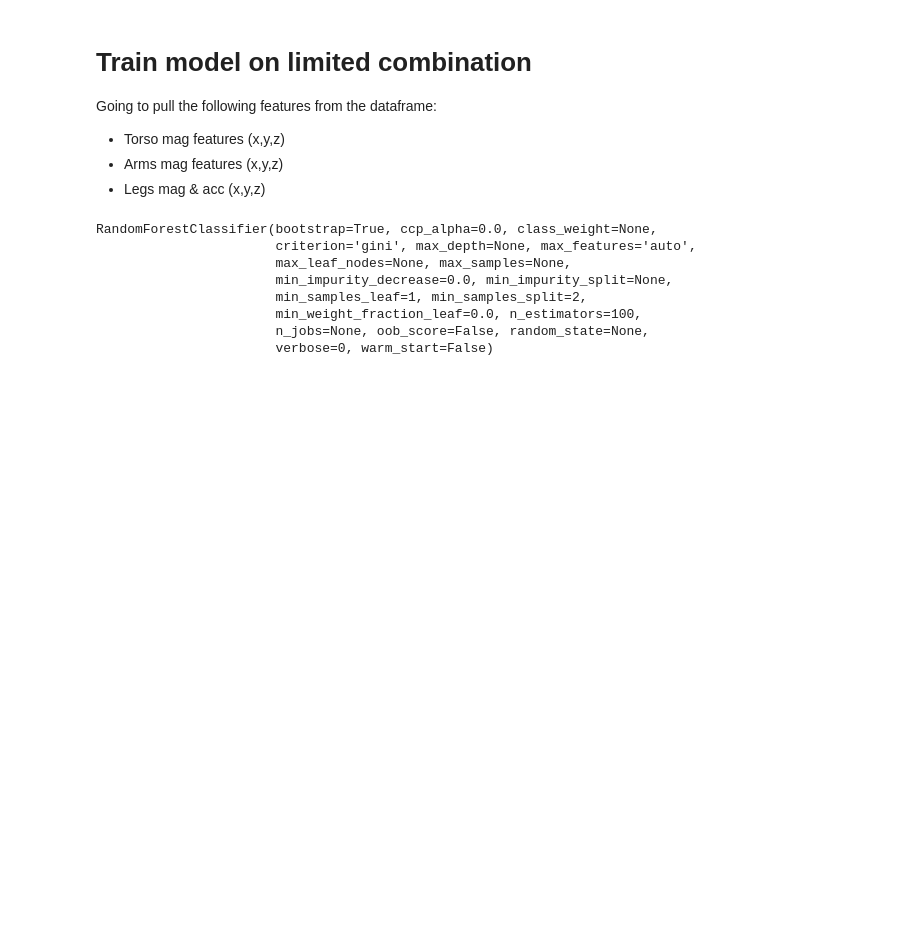
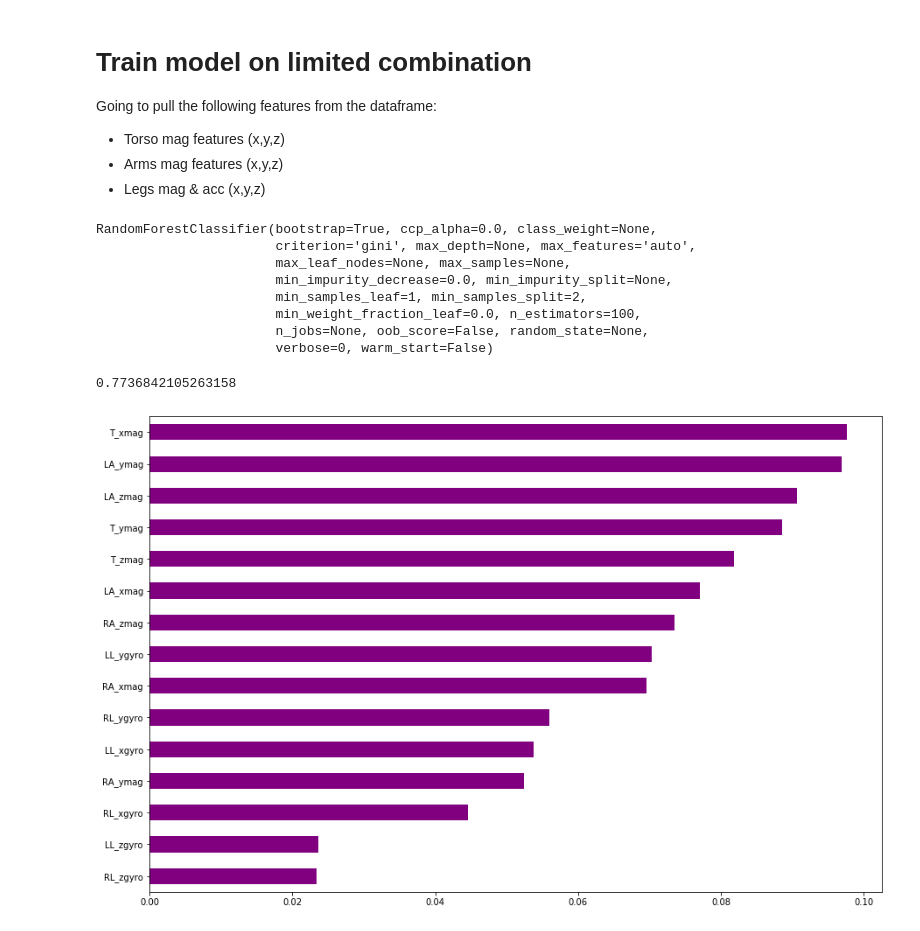
Before and after one commit to egitit/Predicitng_Activities_from_Motion_Data, a Jupyter notebook: feature_engineering/feature_importance_(separated).ipynb, the cells around one changed output. Drawn from its saved outputs; the diff is of its cells as text; code cells hidden in the pictures; blank space fills up the shorter version.

```diff
--- a/feature_engineering/feature_importance_(separated).ipynb
+++ b/feature_engineering/feature_importance_(separated).ipynb
@@ -218,7 +154,9 @@ drop_these = [
     'LA_xacc', 'LA_yacc', 'LA_zacc', 'LA_xgyro', 'LA_ygyro', 'LA_zgyro',
     #Leg features to drop
     'RL_xacc', 'RL_yacc', 'RL_zacc', 'RL_xmag', 'RL_ymag', 'RL_zmag',
-    'LL_xacc', 'LL_yacc', 'LL_zacc', 'LL_xmag', 'LL_ymag', 'LL_zmag'
+    'LL_xacc', 'LL_yacc', 'LL_zacc', 'LL_xmag', 'LL_ymag', 'LL_zmag',
+    # Dropping person & time since it almost has 0 feature importance
+    'time', 'person'
 ]
 # %%
 combo_df = df.drop(drop_these, axis=1)
@@ -239,3 +177,11 @@ RandomForestClassifier(bootstrap=True, ccp_alpha=0.0, class_weight=None,
                        min_weight_fraction_leaf=0.0, n_estimators=100,
                        n_jobs=None, oob_score=False, random_state=None,
                        verbose=0, warm_start=False)
+# %%
+rf_combo.score(X_test, y_test)
+# %% [output]
+0.7736842105263158
+# %%
+plot_features_importance(rf_combo, 'purple')
+# %% [output]
+[figure, added]
```
Also changed, not shown: parts of 10 cells of this notebook.
